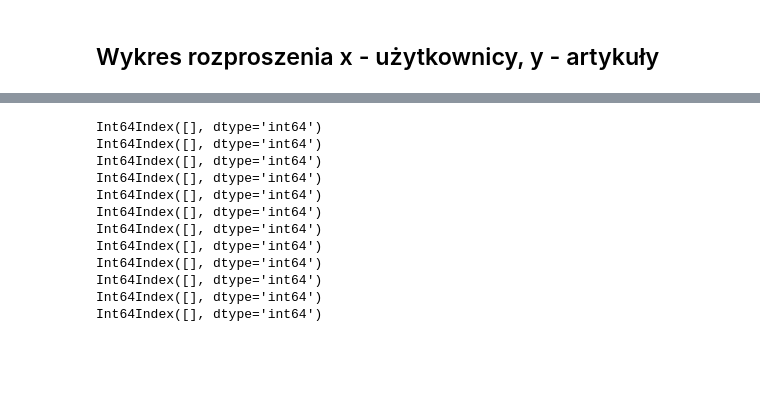
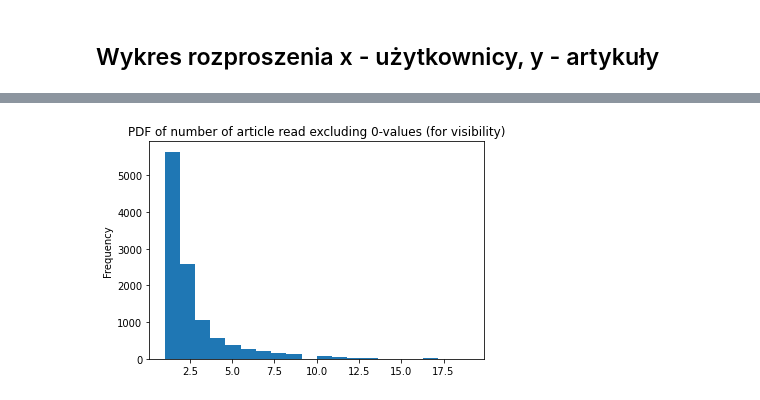
Before and after one commit to amakarewicz/RecommenderSystem, a Jupyter notebook: Piotr/data_examine/data_examine.ipynb, the cells around one changed output, grey strips where cells are left out. Drawn from its saved outputs; the diff is of its cells as text; code cells hidden in the pictures; blank space fills up the shorter version.

```diff
--- a/Piotr/data_examine/data_examine.ipynb
+++ b/Piotr/data_examine/data_examine.ipynb
@@ -51,17 +55,7 @@ plt.show()
 # %%
 s = pd.Series(user_db.groupby('nzz_id')['user_id'].count())
-s.plot.hist(bins=40)
+s[s<20.5].plot.hist(bins=20)
+plt.title('PDF of number of article read excluding 0-values (for visibility)')
 plt.show()
 # %% [output]
-Int64Index([], dtype='int64')
-Int64Index([], dtype='int64')
-Int64Index([], dtype='int64')
-Int64Index([], dtype='int64')
-Int64Index([], dtype='int64')
-Int64Index([], dtype='int64')
-Int64Index([], dtype='int64')
-Int64Index([], dtype='int64')
-Int64Index([], dtype='int64')
-Int64Index([], dtype='int64')
-Int64Index([], dtype='int64')
-Int64Index([], dtype='int64')
+[figure, added]
```
Also changed, not shown: parts of 5 cells of this notebook, 6 other files.
